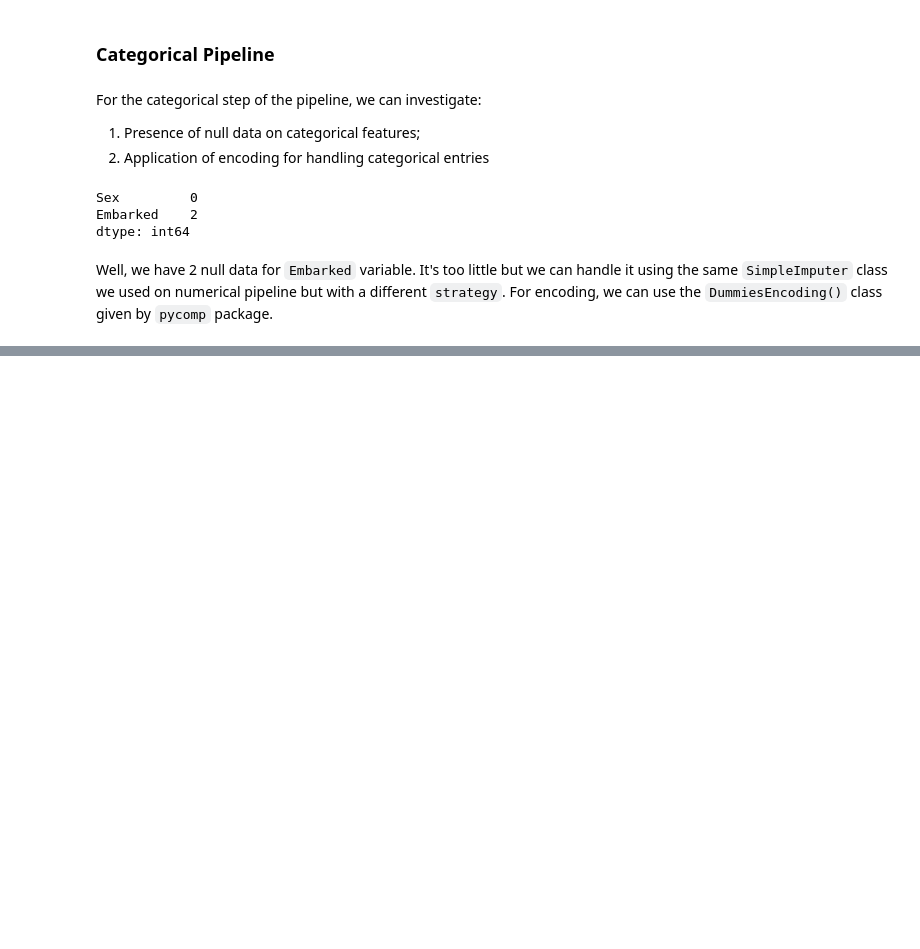
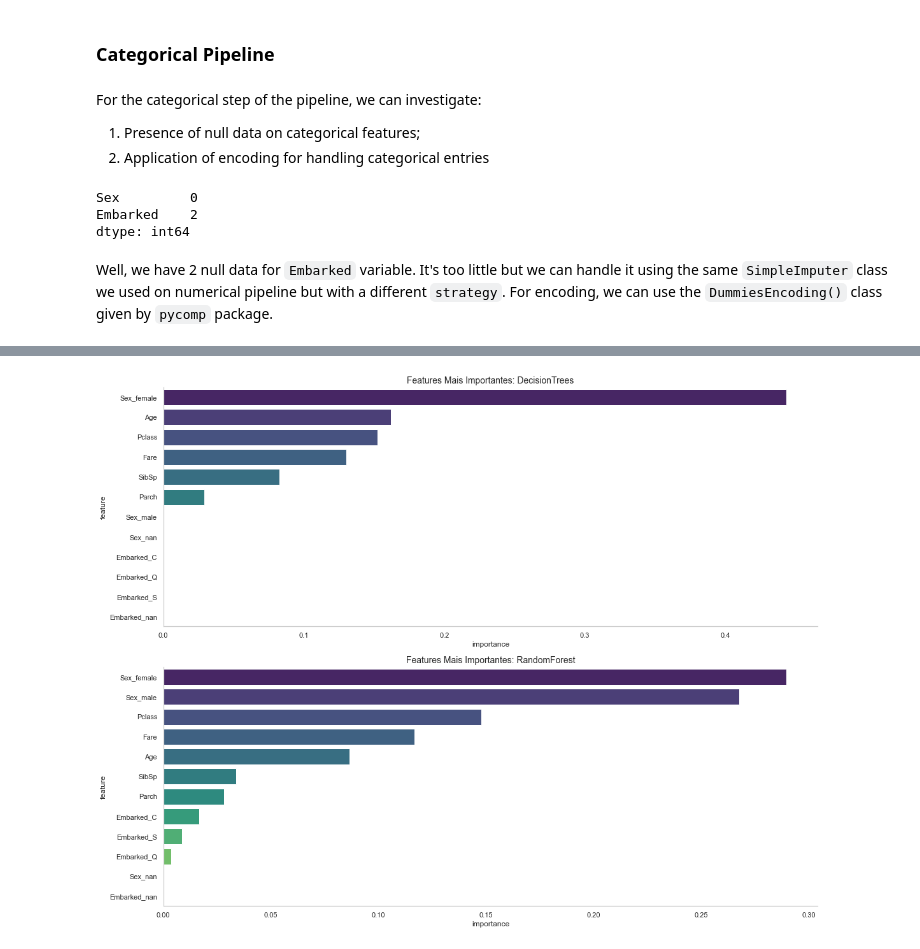
Before and after one commit to ThiagoPanini/pycomp, a Jupyter notebook: examples/titanic/Predicting Survival on Titanic Disaster.ipynb, the cells around one changed output, grey strips where cells are left out. Drawn from its saved outputs; the diff is of its cells as text; code cells hidden in the pictures; blank space fills up the shorter version.

```diff
--- a/examples/titanic/Predicting Survival on Titanic Disaster.ipynb
+++ b/examples/titanic/Predicting Survival on Titanic Disaster.ipynb
@@ -372,9 +373,13 @@ from pycomp.ml.transformers import DummiesEncoding
 # Building a categorical pipeline
 cat_pipeline = Pipeline([
     ('imputer', SimpleImputer(strategy='most_frequent')),
-    ('encoding', DummiesEncoding())
+    ('encoding', DummiesEncoding(cat_features_ori=cat_features))
 ])
 
 # Applying pipeline
 X_cat_prep = cat_pipeline.fit_transform(X_cat)
+
+# Results
+print(f'Null data on X_cat_prep: \n{X_cat_prep.isnull().sum()}')
+X_cat_prep.head()
 # %% [output]
@@ -464,0 +566,4 @@ X_cat_prep.head()
+# %%
+# Feature importantes
+trainer.plot_feature_importance(features=model_features)
+# %% [output]
@@ -464,0 +582 @@ X_cat_prep.head()
+[figure, added]
```
Also changed, not shown: parts of 27 cells of this notebook, 9 other files.
